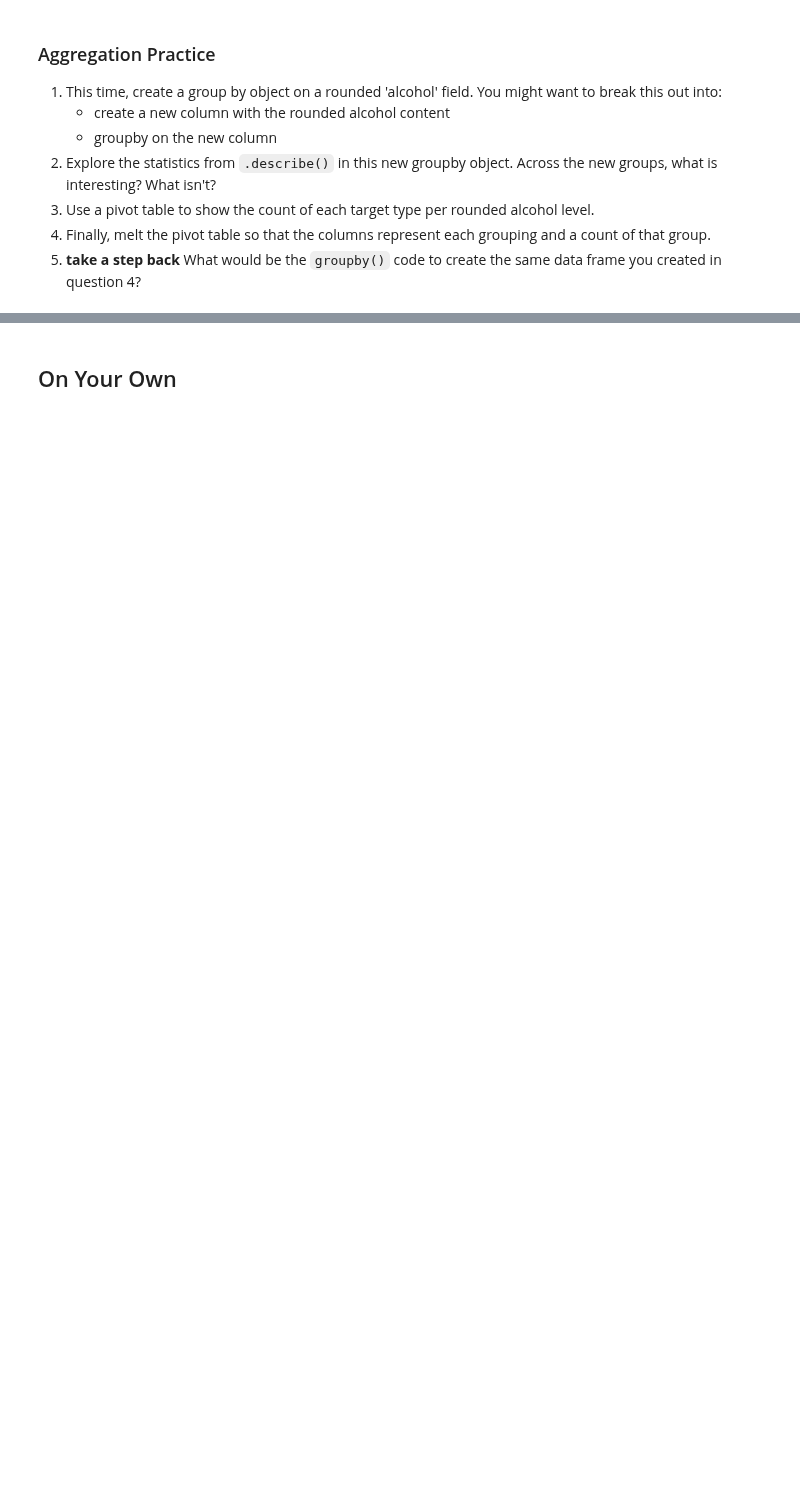
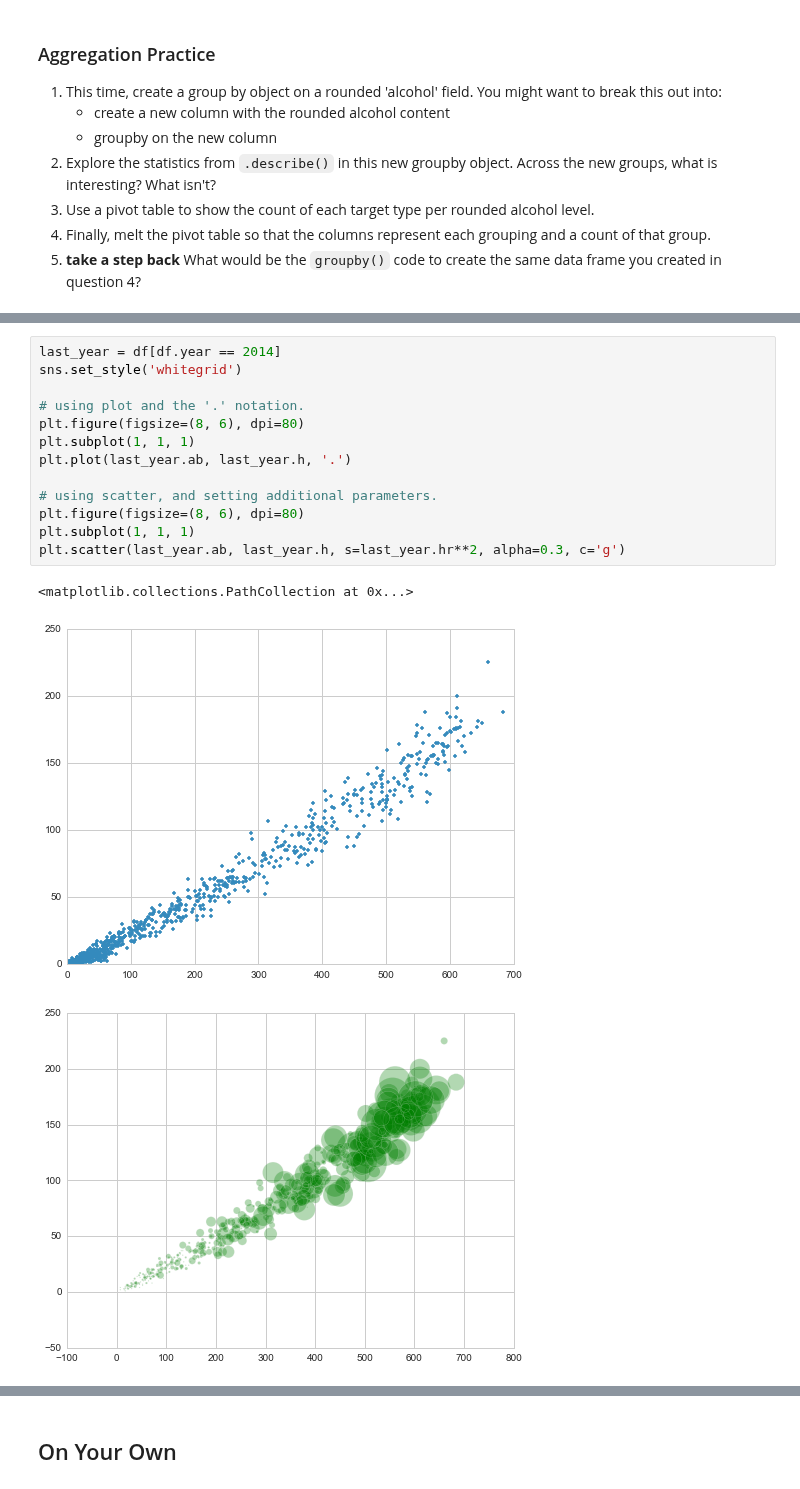
Before and after one commit to podopie/DAT18NYC, a Jupyter notebook: classes/03-visualisation.ipynb, the cells around one changed output, grey strips where cells are left out. Cells and saved outputs as stored; diff of their text form; blank space fills up the shorter version.

```diff
--- a/classes/03-visualisation.ipynb
+++ b/classes/03-visualisation.ipynb
@@ -253,0 +362,17 @@ class  alcohol   1  2   3
+# %%
+last_year = df[df.year == 2014]
+sns.set_style('whitegrid')
+
+# using plot and the '.' notation.
+plt.figure(figsize=(8, 6), dpi=80)
+plt.subplot(1, 1, 1)
+plt.plot(last_year.ab, last_year.h, '.')
+
+# using scatter, and setting additional parameters.
+plt.figure(figsize=(8, 6), dpi=80)
+plt.subplot(1, 1, 1)
+plt.scatter(last_year.ab, last_year.h, s=last_year.hr**2, alpha=0.3, c='g')
+# %% [output]
+<matplotlib.collections.PathCollection at 0x...>
+[figure, added]
+[figure, added]
```
Also changed, not shown: parts of 19 cells of this notebook, 1 other file.
